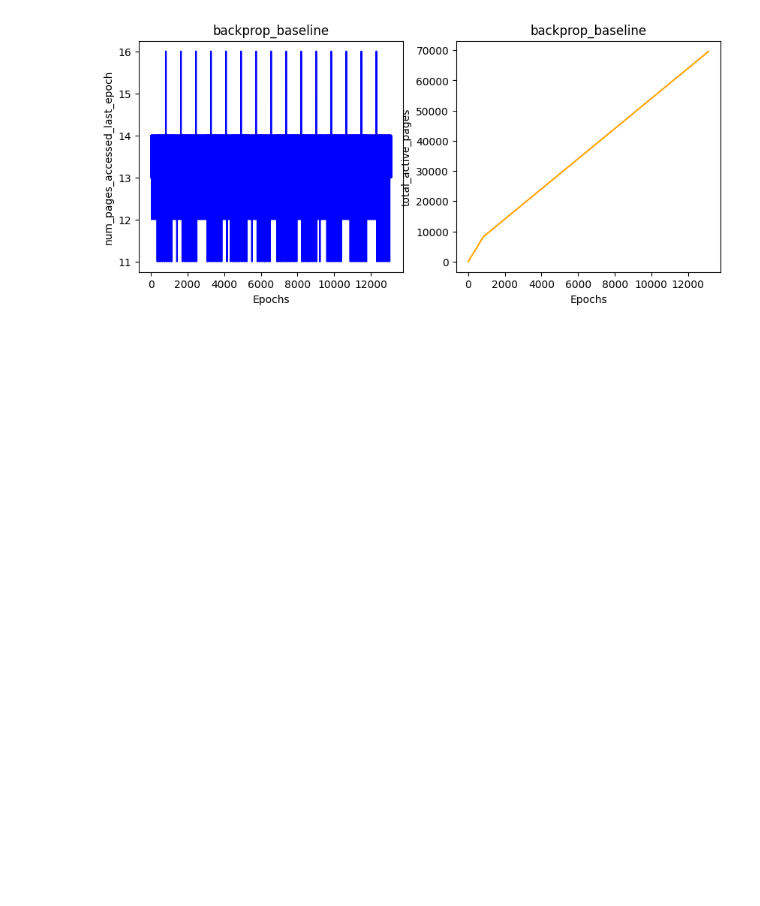
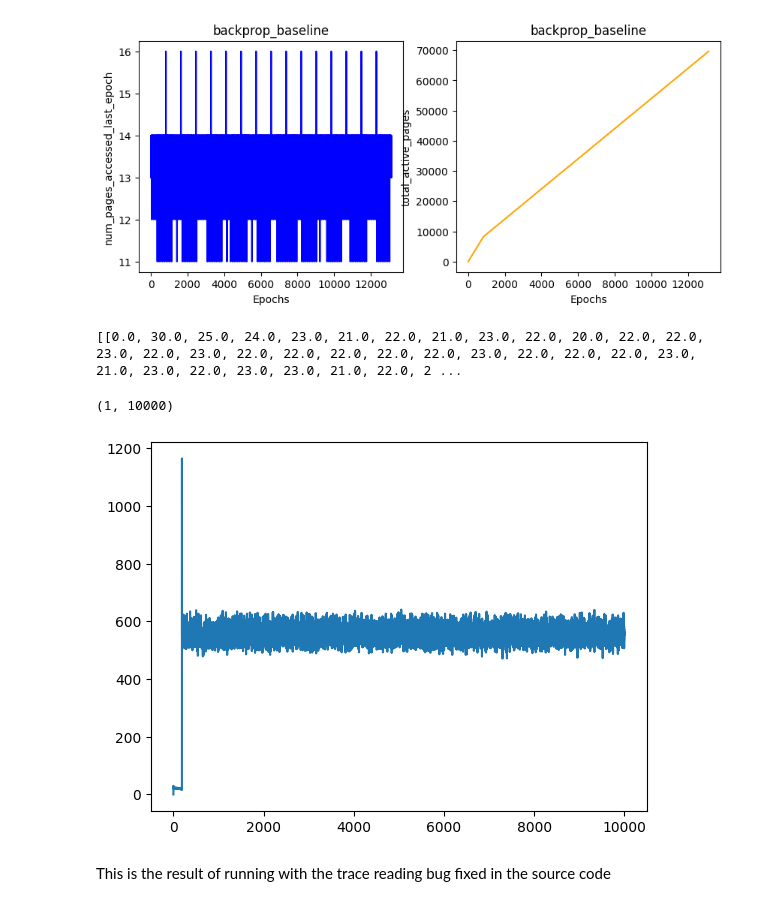
Before and after one commit to tiendatngcs/aimm, a Jupyter notebook: aimmu/gym-memenv/gym_memenv/envs/stats_analysis.ipynb, the cells around one changed output. Cells and saved outputs as stored; diff of their text form; code cells hidden in the pictures; blank space fills up the shorter version.

Commit message:
Try printing page access count at end of trace

```diff
--- a/aimmu/gym-memenv/gym_memenv/envs/stats_analysis.ipynb
+++ b/aimmu/gym-memenv/gym_memenv/envs/stats_analysis.ipynb
@@ -94,3 +95,33 @@ print_stats("backprop_baseline", 999999999999999999999999)
 # %% [output]
 ./stats/backprop_baseline/stats-13128.out Does not exist
 [figure]
+# %%
+path="./stats/pagerank_baseline/active_pages_20-51-03-12-07-2024.csv"
+import csv
+
+y = []
+x = []
+with open(path, 'r') as csvfile:
+    plots=csv.reader(csvfile, delimiter=',')
+    for row in plots:
+        #print(row)
+        for e in row:
+            if(e != ''):
+                x.append(float(e))
+#y = list(range(0, len(x)))
+y.append(x)
+# %%
+print(y)
+# %% [output]
+[[0.0, 30.0, 25.0, 24.0, 23.0, 21.0, 22.0, 21.0, 23.0, 22.0, 20.0, 22.0, 22.0, 23.0, 22.0, 23.0, 22.0, 22.0, 22.0, 22.0, 22.0, 23.0, 22.0, 22.0, 22.0, 23.0, 21.0, 23.0, 22.0, 23.0, 23.0, 21.0, 22.0, 2 ...
+# %%
+print(np.array(y).shape)
+# %% [output]
+(1, 10000)
+# %%
+plt.plot(y[0])
+plt.show()
+# %% [output]
+[figure, added]
+# %% [markdown]
+This is the result of running with the trace reading bug fixed in the source code
```
Also changed, not shown: parts of 2 cells of this notebook, 34 other files.
